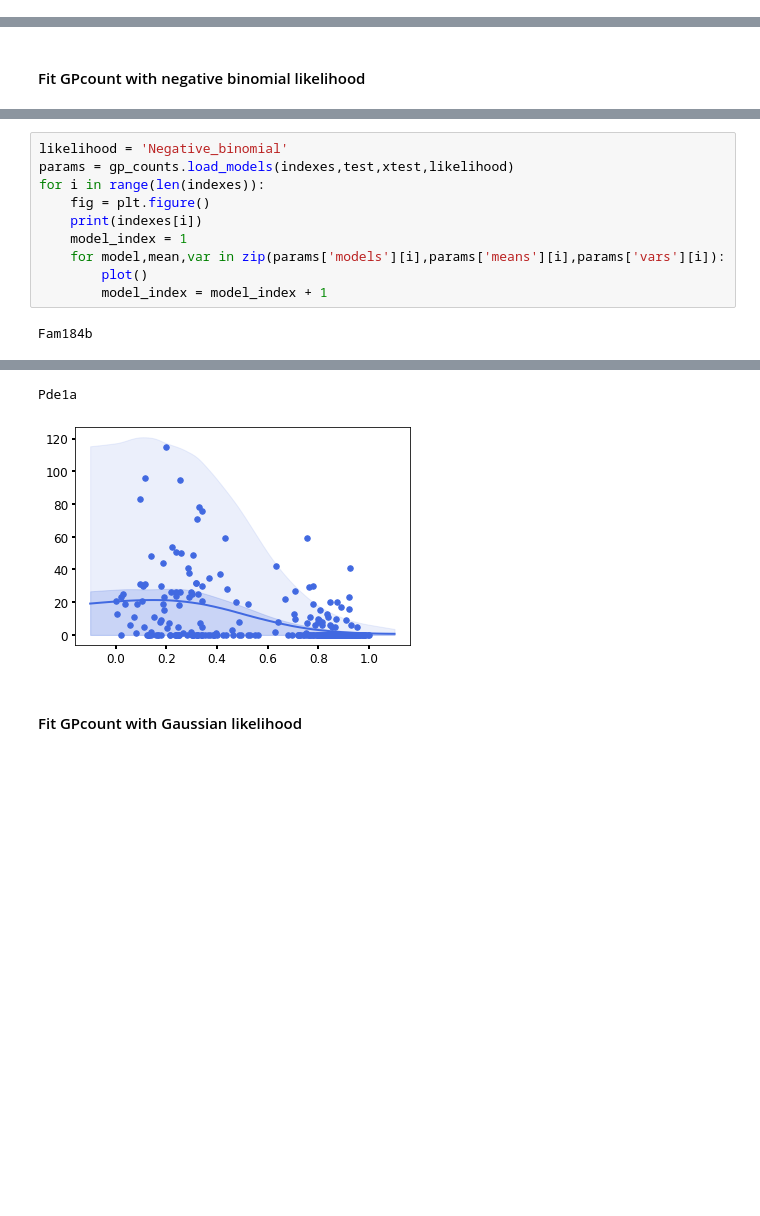
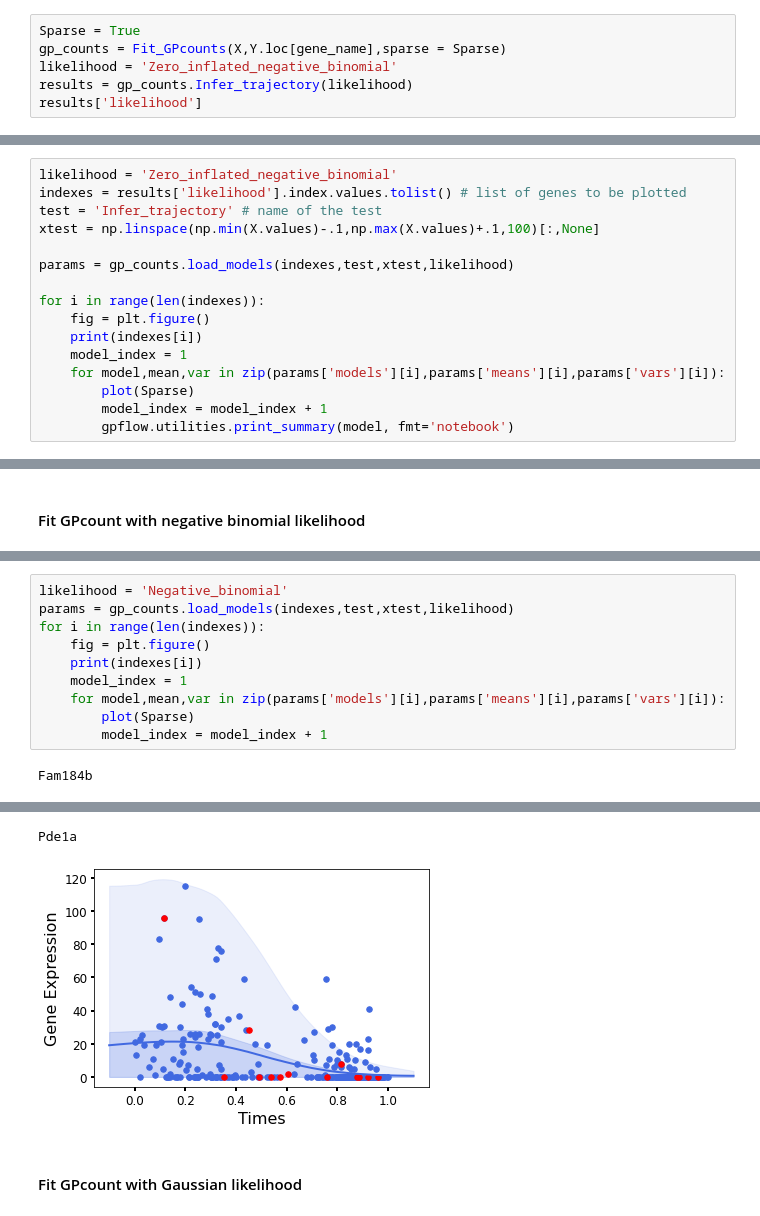
Before and after one commit to ManchesterBioinference/GPcounts, a Jupyter notebook: notebooks/ScRNAseqPancreaticIsletBetaandalphacells/GPcountsZINB.ipynb, the cells around one changed output, grey strips where cells are left out. Cells and saved outputs as stored; diff of their text form; blank space fills up the shorter version.

Commit message:
Sparse GP and scale mean

```diff
--- a/notebooks/ScRNAseqPancreaticIsletBetaandalphacells/GPcountsZINB.ipynb
+++ b/notebooks/ScRNAseqPancreaticIsletBetaandalphacells/GPcountsZINB.ipynb
@@ -121,3 +132,9 @@ Pde1a
 | VGP.likelihood.km | Parameter | Softplus |  | True | () | float64 | 31.04565664145399 |
 | VGP.q_mu | Parameter |  |  | True | (328, 1) | float64 | [[1.38171334e+00... |
 | VGP.q_sqrt | Parameter | FillTriangular |  | True | (1, 328, 328) | float64 | [[[9.18728451e-02, 0.00000000e+00... |
+# %%
+Sparse = True
+gp_counts = Fit_GPcounts(X,Y.loc[gene_name],sparse = Sparse)
+likelihood = 'Zero_inflated_negative_binomial'
+results = gp_counts.Infer_trajectory(likelihood)
+results['likelihood']
@@ -123,0 +149,16 @@ Pde1a
+# %%
+likelihood = 'Zero_inflated_negative_binomial'
+indexes = results['likelihood'].index.values.tolist() # list of genes to be plotted
+test = 'Infer_trajectory' # name of the test
+xtest = np.linspace(np.min(X.values)-.1,np.max(X.values)+.1,100)[:,None]
+
+params = gp_counts.load_models(indexes,test,xtest,likelihood)
+
+for i in range(len(indexes)):
+    fig = plt.figure()
+    print(indexes[i])
+    model_index = 1
+    for model,mean,var in zip(params['models'][i],params['means'][i],params['vars'][i]):
+        plot(Sparse)
+        model_index = model_index + 1
+        gpflow.utilities.print_summary(model, fmt='notebook')
@@ -139,7 +201,7 @@ for i in range(len(indexes)):
     print(indexes[i])
     model_index = 1
     for model,mean,var in zip(params['models'][i],params['means'][i],params['vars'][i]):
-        plot()
+        plot(Sparse)
         model_index = model_index + 1
 # %% [output]
 Fam184b
@@ -147,5 +209,5 @@ Fam184b
 Pde1a
-[figure, old version]
+[figure, new version]
 # %% [markdown]
 #### Fit GPcount with Gaussian likelihood
 # %%
```
Also changed, not shown: parts of 9 cells of this notebook, 23 other files.
